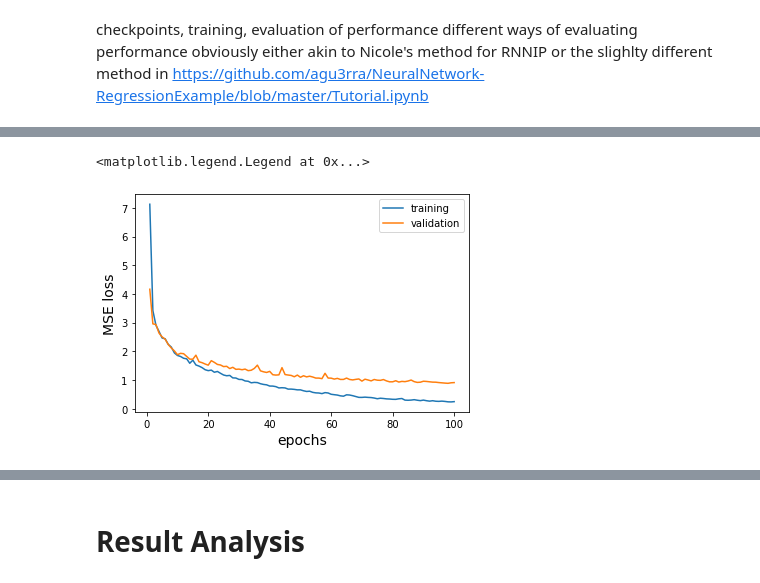
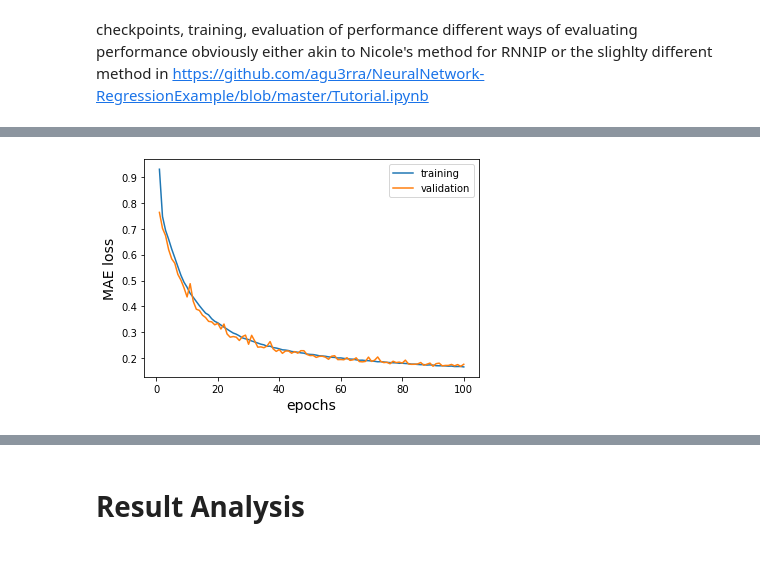
Before and after one commit to gregbarbour/RNNProject, a Jupyter notebook: an_rnn_example.ipynb, the cells around one changed output, grey strips where cells are left out. Cells and saved outputs as stored; diff of their text form; code cells hidden in the pictures.

```diff
--- a/an_rnn_example.ipynb
+++ b/an_rnn_example.ipynb
@@ -554,14 +457,16 @@ ting
+# %%
+ting=np.load('../history.npy',allow_pickle=True).item()
 # %%
-epochs = np.arange(1,len(myRNN_hist.history['loss'])+1)
+epochs = np.arange(1,len(ting['loss'])+1)
 
-plt.plot(epochs,myRNN_hist.history['loss'],label='training')
-plt.plot(epochs,myRNN_hist.history['val_loss'],label='validation')
+plt.plot(epochs,ting['loss'],label='training')
+plt.plot(epochs,ting['val_loss'],label='validation')
 plt.xlabel('epochs',fontsize=14)
-plt.ylabel('MSE loss',fontsize=14)
+plt.ylabel('MAE loss',fontsize=14)
 plt.legend()
+plt.savefig('RNNJF-loss-curve.png')
 # %% [output]
-<matplotlib.legend.Legend at 0x...>
-[figure, old version]
+[figure, new version]
 # %%
 epochs = np.arange(1,len(myRNN_hist.history['loss'])+1)
 
```
Also changed, not shown: parts of 101 cells of this notebook.
